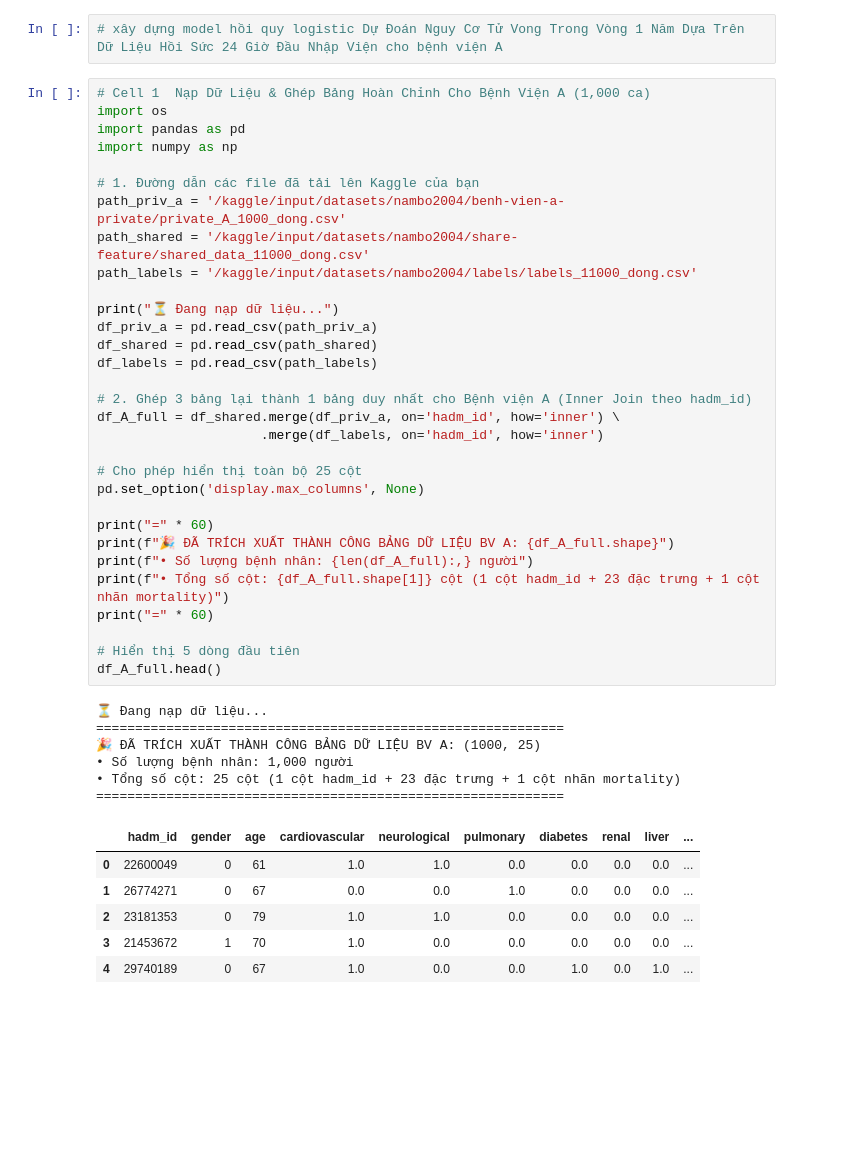
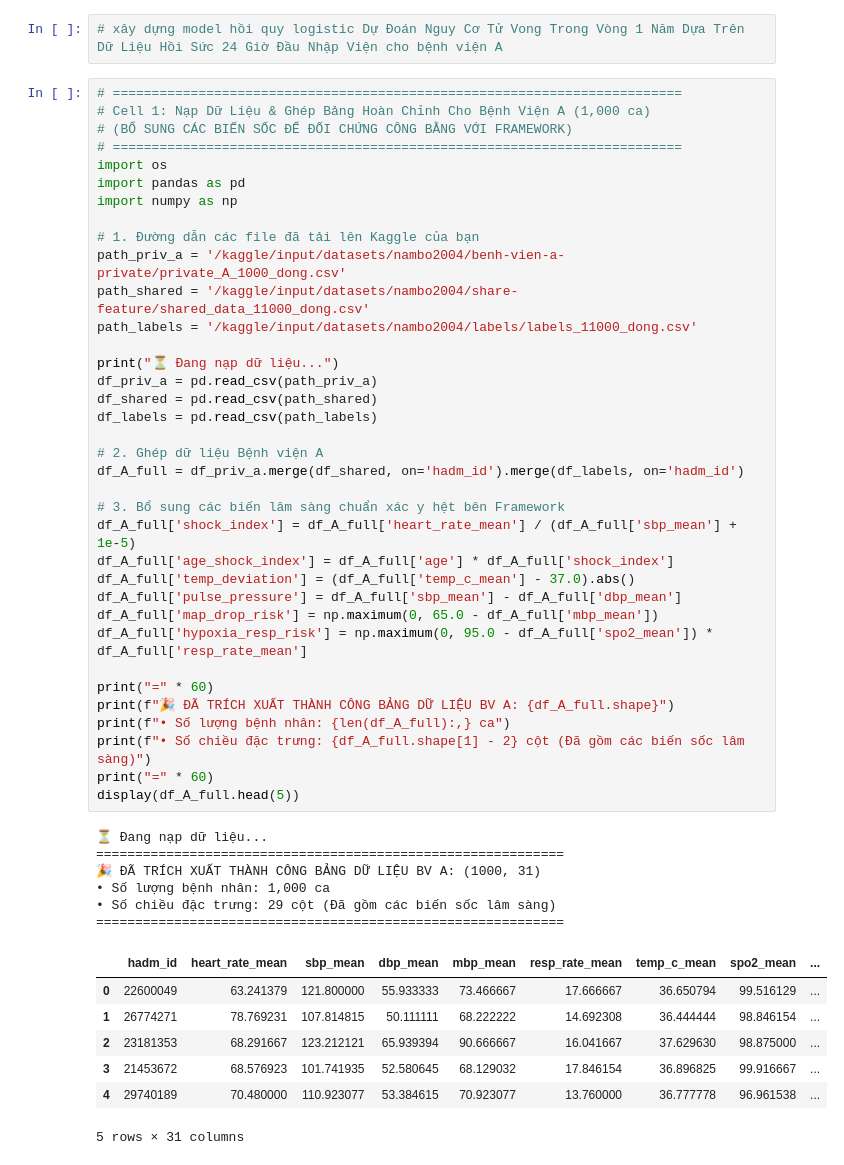
Before and after one commit to TranNhatMinh5224/DATN, a Jupyter notebook: Model/basemodel-bva-data-poor.ipynb, the cells around one changed output. Saved outputs shown, nothing was run; the diff lists cells and outputs as text; blank space fills up the shorter version.

```diff
--- a/Model/basemodel-bva-data-poor.ipynb
+++ b/Model/basemodel-bva-data-poor.ipynb
@@ -45,47 +45,53 @@ for dirname, _, filenames in os.walk('/kaggle/input'):
 # %%
 # xây dựng model hồi quy logistic Dự Đoán Nguy Cơ Tử Vong Trong Vòng 1 Năm Dựa Trên Dữ Liệu Hồi Sức 24 Giờ Đầu Nhập Viện cho bệnh viện A
 # %%
-# Cell 1  Nạp Dữ Liệu & Ghép Bảng Hoàn Chỉnh Cho Bệnh Viện A (1,000 ca)
+# =========================================================================
+# Cell 1: Nạp Dữ Liệu & Ghép Bảng Hoàn Chỉnh Cho Bệnh Viện A (1,000 ca)
+# (BỔ SUNG CÁC BIẾN SỐC ĐỂ ĐỐI CHỨNG CÔNG BẰNG VỚI FRAMEWORK)
+# =========================================================================
 import os
 import pandas as pd
 import numpy as np
 
 # 1. Đường dẫn các file đã tải lên Kaggle của bạn
 path_priv_a = '/kaggle/input/datasets/nambo2004/benh-vien-a-private/private_A_1000_dong.csv'
 path_shared = '/kaggle/input/datasets/nambo2004/share-feature/shared_data_11000_dong.csv'
 path_labels = '/kaggle/input/datasets/nambo2004/labels/labels_11000_dong.csv'
 
 print("⏳ Đang nạp dữ liệu...")
 df_priv_a = pd.read_csv(path_priv_a)
 df_shared = pd.read_csv(path_shared)
 df_labels = pd.read_csv(path_labels)
 
-# 2. Ghép 3 bảng lại thành 1 bảng duy nhất cho Bệnh viện A (Inner Join theo hadm_id)
-df_A_full = df_shared.merge(df_priv_a, on='hadm_id', how='inner') \
-                     .merge(df_labels, on='hadm_id', how='inner')
+# 2. Ghép dữ liệu Bệnh viện A
+df_A_full = df_priv_a.merge(df_shared, on='hadm_id').merge(df_labels, on='hadm_id')
 
-# Cho phép hiển thị toàn bộ 25 cột
-pd.set_option('display.max_columns', None)
+# 3. Bổ sung các biến lâm sàng chuẩn xác y hệt bên Framework
+df_A_full['shock_index'] = df_A_full['heart_rate_mean'] / (df_A_full['sbp_mean'] + 1e-5)
+df_A_full['age_shock_index'] = df_A_full['age'] * df_A_full['shock_index']
+df_A_full['temp_deviation'] = (df_A_full['temp_c_mean'] - 37.0).abs()
+df_A_full['pulse_pressure'] = df_A_full['sbp_mean'] - df_A_full['dbp_mean']
+df_A_full['map_drop_risk'] = np.maximum(0, 65.0 - df_A_full['mbp_mean'])
+df_A_full['hypoxia_resp_risk'] = np.maximum(0, 95.0 - df_A_full['spo2_mean']) * df_A_full['resp_rate_mean']
 
 print("=" * 60)
 print(f"🎉 ĐÃ TRÍCH XUẤT THÀNH CÔNG BẢNG DỮ LIỆU BV A: {df_A_full.shape}")
-print(f"• Số lượng bệnh nhân: {len(df_A_full):,} người")
-print(f"• Tổng số cột: {df_A_full.shape[1]} cột (1 cột hadm_id + 23 đặc trưng + 1 cột nhãn mortality)")
+print(f"• Số lượng bệnh nhân: {len(df_A_full):,} ca")
+print(f"• Số chiều đặc trưng: {df_A_full.shape[1] - 2} cột (Đã gồm các biến sốc lâm sàng)")
 print("=" * 60)
-
-# Hiển thị 5 dòng đầu tiên
-df_A_full.head()
+display(df_A_full.head(5))
 # %% [output]
 ⏳ Đang nạp dữ liệu...
 ============================================================
-🎉 ĐÃ TRÍCH XUẤT THÀNH CÔNG BẢNG DỮ LIỆU BV A: (1000, 25)
-• Số lượng bệnh nhân: 1,000 người
-• Tổng số cột: 25 cột (1 cột hadm_id + 23 đặc trưng + 1 cột nhãn mortality)
+🎉 ĐÃ TRÍCH XUẤT THÀNH CÔNG BẢNG DỮ LIỆU BV A: (1000, 31)
+• Số lượng bệnh nhân: 1,000 ca
+• Số chiều đặc trưng: 29 cột (Đã gồm các biến sốc lâm sàng)
 ============================================================
-|  | hadm_id | gender | age | cardiovascular | neurological | pulmonary | diabetes | renal | liver | ... |
-| 0 | 22600049 | 0 | 61 | 1.0 | 1.0 | 0.0 | 0.0 | 0.0 | 0.0 | ... |
-| 1 | 26774271 | 0 | 67 | 0.0 | 0.0 | 1.0 | 0.0 | 0.0 | 0.0 | ... |
-| 2 | 23181353 | 0 | 79 | 1.0 | 1.0 | 0.0 | 0.0 | 0.0 | 0.0 | ... |
-| 3 | 21453672 | 1 | 70 | 1.0 | 0.0 | 0.0 | 0.0 | 0.0 | 0.0 | ... |
-| 4 | 29740189 | 0 | 67 | 1.0 | 0.0 | 0.0 | 1.0 | 0.0 | 1.0 | ... |
+|  | hadm_id | heart_rate_mean | sbp_mean | dbp_mean | mbp_mean | resp_rate_mean | temp_c_mean | spo2_mean | ... |
+| 0 | 22600049 | 63.241379 | 121.800000 | 55.933333 | 73.466667 | 17.666667 | 36.650794 | 99.516129 | ... |
+| 1 | 26774271 | 78.769231 | 107.814815 | 50.111111 | 68.222222 | 14.692308 | 36.444444 | 98.846154 | ... |
+| 2 | 23181353 | 68.291667 | 123.212121 | 65.939394 | 90.666667 | 16.041667 | 37.629630 | 98.875000 | ... |
+| 3 | 21453672 | 68.576923 | 101.741935 | 52.580645 | 68.129032 | 17.846154 | 36.896825 | 99.916667 | ... |
+| 4 | 29740189 | 70.480000 | 110.923077 | 53.384615 | 70.923077 | 13.760000 | 36.777778 | 96.961538 | ... |
+5 rows × 31 columns
 # %%
```
Also changed, not shown: parts of 7 cells of this notebook, 1 other file.
